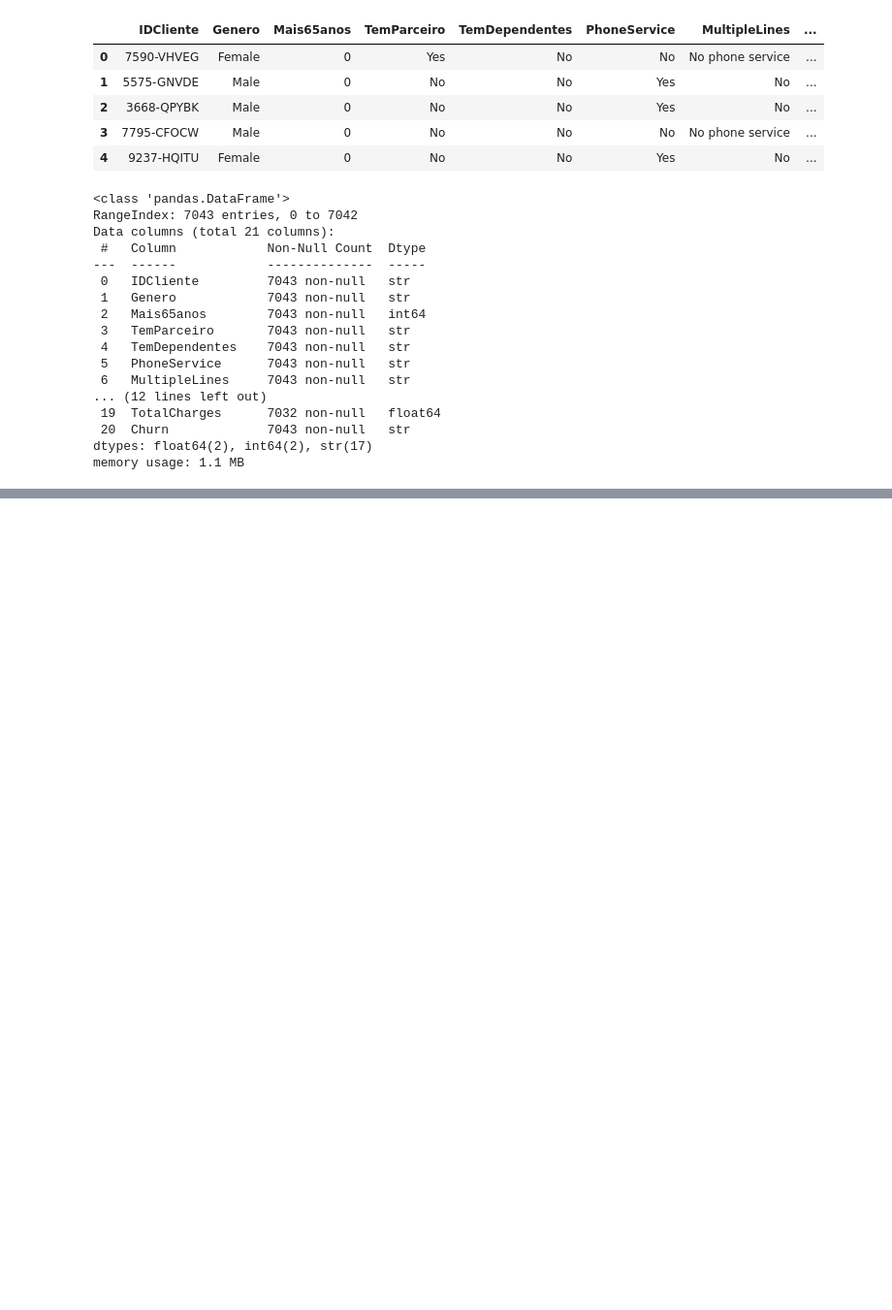
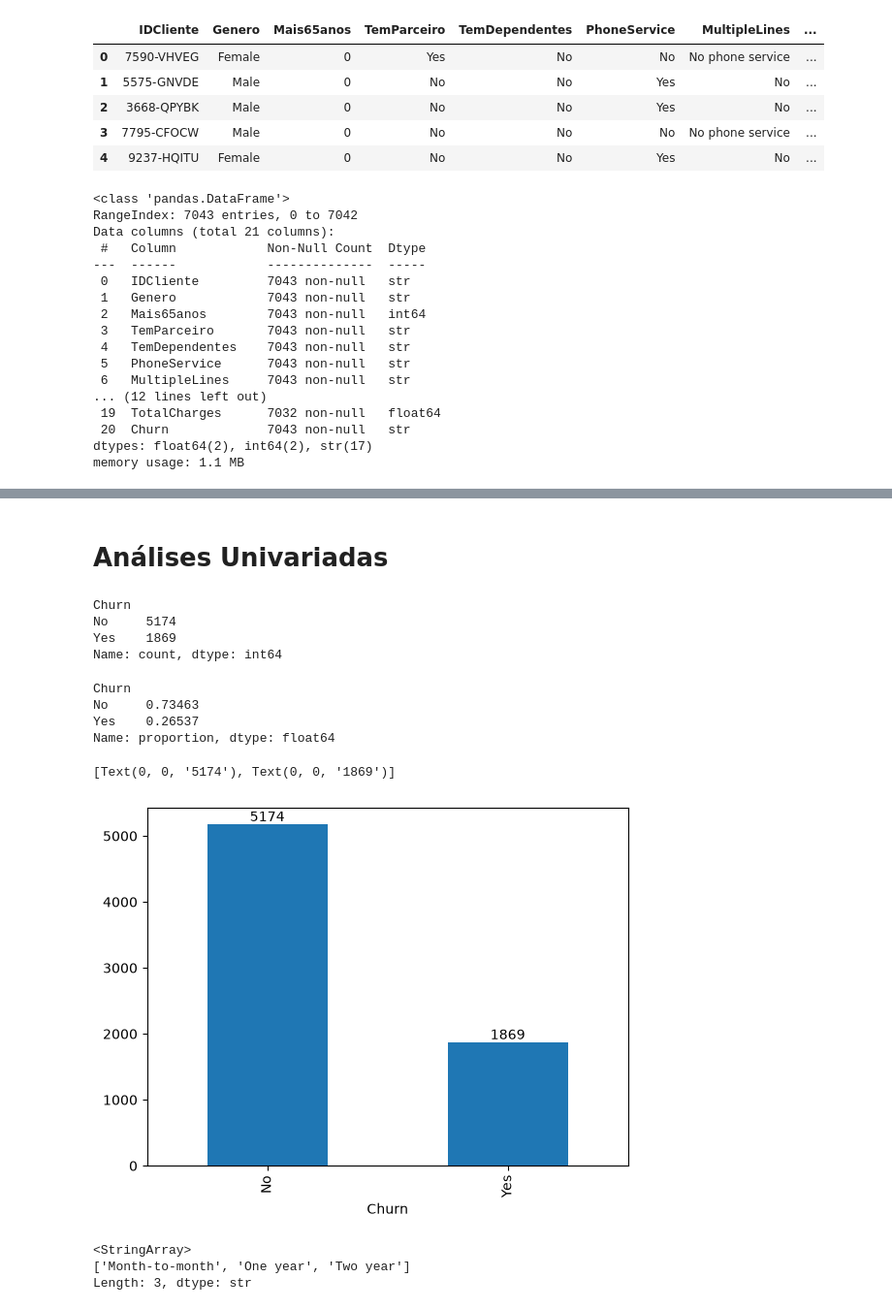
Before and after one commit to oecarvalho/eda_churn_rocket, a Jupyter notebook: eda_churn.ipynb, the cells around one changed output, grey strips where cells are left out. Shown at 97% size. Saved outputs shown, nothing was run; the diff lists cells and outputs as text; code cells hidden in the pictures; blank space fills up the shorter version.

Commit message:
subindo algunas análises adicionais

```diff
--- a/eda_churn.ipynb
+++ b/eda_churn.ipynb
@@ -226,0 +325,2 @@ memory usage: 1.1 MB
+# %% [markdown]
+# Análises Univariadas
@@ -226,0 +332,30 @@ memory usage: 1.1 MB
+# %%
+# Contando a quantidade de clientes usando a variável Churn como referência.
+df_churn.Churn.value_counts()
+# %% [output]
+Churn
+No     5174
+Yes    1869
+Name: count, dtype: int64
+# %%
+# Como é a distribuição de clientes (porcentagem) que abandonaram ou continuaram ativos?
+df_churn.Churn.value_counts(normalize=True)
+# %% [output]
+Churn
+No     0.73463
+Yes    0.26537
+Name: proportion, dtype: float64
+# %%
+ax = df_churn.Churn.value_counts().plot.bar()
+
+ax.bar_label(ax.containers[0])
+# %% [output]
+[Text(0, 0, '5174'), Text(0, 0, '1869')]
+[figure, added]
+# %%
+# Quais são os tipos de contrato?
+df_churn.Contract.unique()
+# %% [output]
+<StringArray>
+['Month-to-month', 'One year', 'Two year']
+Length: 3, dtype: str
```
Also changed, not shown: parts of 9 cells of this notebook.
